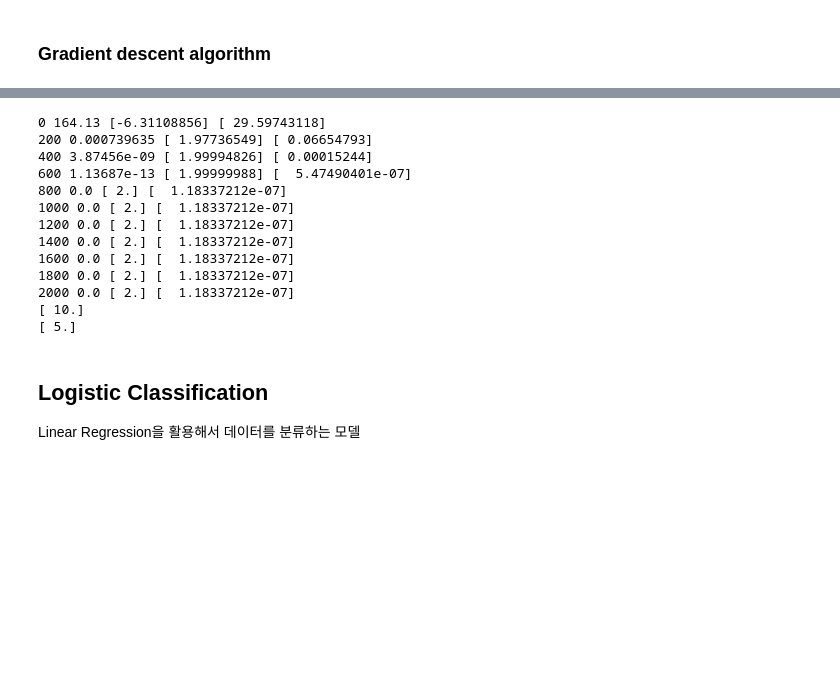
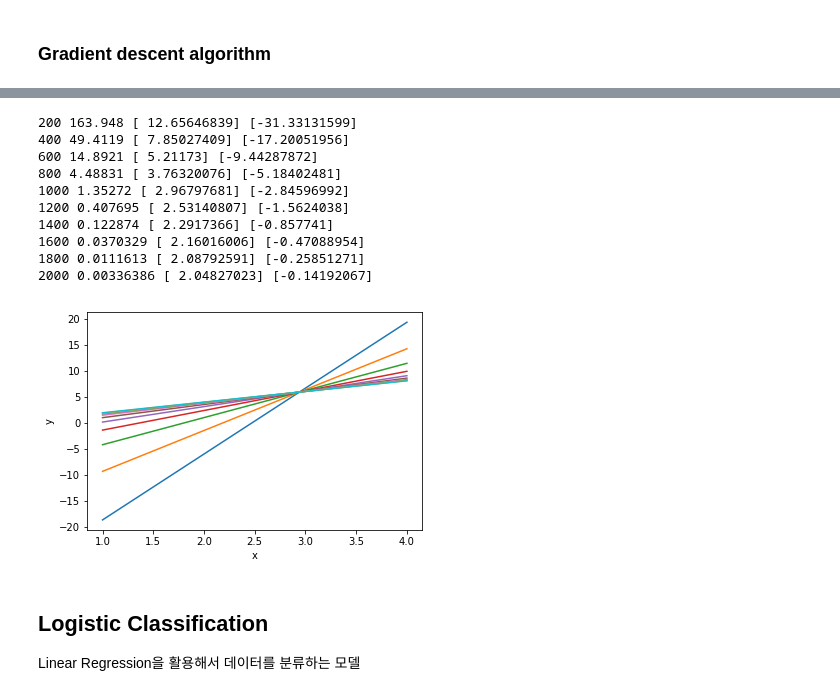
Before and after one commit to kdw4803/tensorflow_example, a Jupyter notebook: Intro to Machine Learing.ipynb, the cells around one changed output, grey strips where cells are left out. Drawn from its saved outputs; the diff is of its cells as text; code cells hidden in the pictures; blank space fills up the shorter version.

```diff
--- a/Intro to Machine Learing.ipynb
+++ b/Intro to Machine Learing.ipynb
@@ -46,48 +46,51 @@ import matplotlib.pyplot as plt
 # %%
 x_data = [1., 2., 3., 4.]
 y_data = [2., 4., 6., 8.]
 
 # range is -100 ~ 100
 W = tf.Variable(tf.random_uniform([1], -100., 100.))
 b = tf.Variable(tf.random_uniform([1], -100., 100.))
 
 X = tf.placeholder(tf.float32)
 Y = tf.placeholder(tf.float32)
 
 hypothesis = W * X + b
 
 cost = tf.reduce_mean(tf.square(hypothesis - Y))
 
-rate = tf.Variable(0.1)
+rate = tf.Variable(0.01)
 optimizer = tf.train.GradientDescentOptimizer(rate)
 train = optimizer.minimize(cost)
 
 init = tf.global_variables_initializer()
 
 sess = tf.Session()
 sess.run(init)
 
 for step in range(2001):
     sess.run(train, feed_dict={X: x_data, Y: y_data})
-    if step % 200 == 0:
+    if step % 200 == 0 and step >= 200:
         print(step, sess.run(cost, feed_dict={X: x_data, Y: y_data}), sess.run(W), sess.run(b))
+        plt.plot(x_data,sess.run(W)*x_data + sess.run(b))
 
-print(sess.run(hypothesis, feed_dict={X: 5}))           # [ 10.]
-print(sess.run(hypothesis, feed_dict={X: 2.5}))         # [5.]
+plt.ylabel('y')
+plt.xlabel('x')
+plt.show()
+
+# print(sess.run(hypothesis, feed_dict={X: 5}))           # [ 10.]
+# print(sess.run(hypothesis, feed_dict={X: 2.5}))         # [5.]
 # %% [output]
-0 164.13 [-6.31108856] [ 29.59743118]
-200 0.000739635 [ 1.97736549] [ 0.06654793]
-400 3.87456e-09 [ 1.99994826] [ 0.00015244]
-600 1.13687e-13 [ 1.99999988] [  5.47490401e-07]
-800 0.0 [ 2.] [  1.18337212e-07]
-1000 0.0 [ 2.] [  1.18337212e-07]
-1200 0.0 [ 2.] [  1.18337212e-07]
-1400 0.0 [ 2.] [  1.18337212e-07]
-1600 0.0 [ 2.] [  1.18337212e-07]
-1800 0.0 [ 2.] [  1.18337212e-07]
-2000 0.0 [ 2.] [  1.18337212e-07]
-[ 10.]
-[ 5.]
+200 163.948 [ 12.65646839] [-31.33131599]
+400 49.4119 [ 7.85027409] [-17.20051956]
+600 14.8921 [ 5.21173] [-9.44287872]
+800 4.48831 [ 3.76320076] [-5.18402481]
+1000 1.35272 [ 2.96797681] [-2.84596992]
+1200 0.407695 [ 2.53140807] [-1.5624038]
+1400 0.122874 [ 2.2917366] [-0.857741]
+1600 0.0370329 [ 2.16016006] [-0.47088954]
+1800 0.0111613 [ 2.08792591] [-0.25851271]
+2000 0.00336386 [ 2.04827023] [-0.14192067]
+[figure, added]
 # %% [markdown]
 ## Logistic Classification
 Linear Regression을 활용해서 데이터를 분류하는 모델
```
Also changed, not shown: parts of 7 cells of this notebook.
